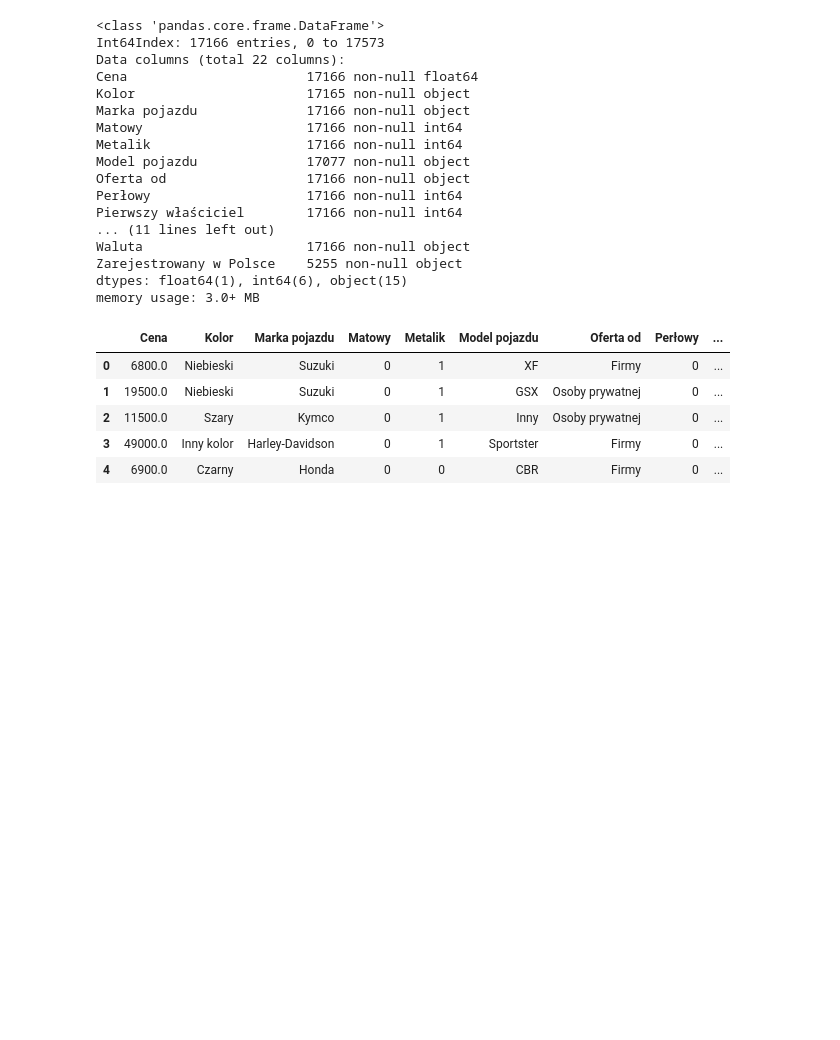
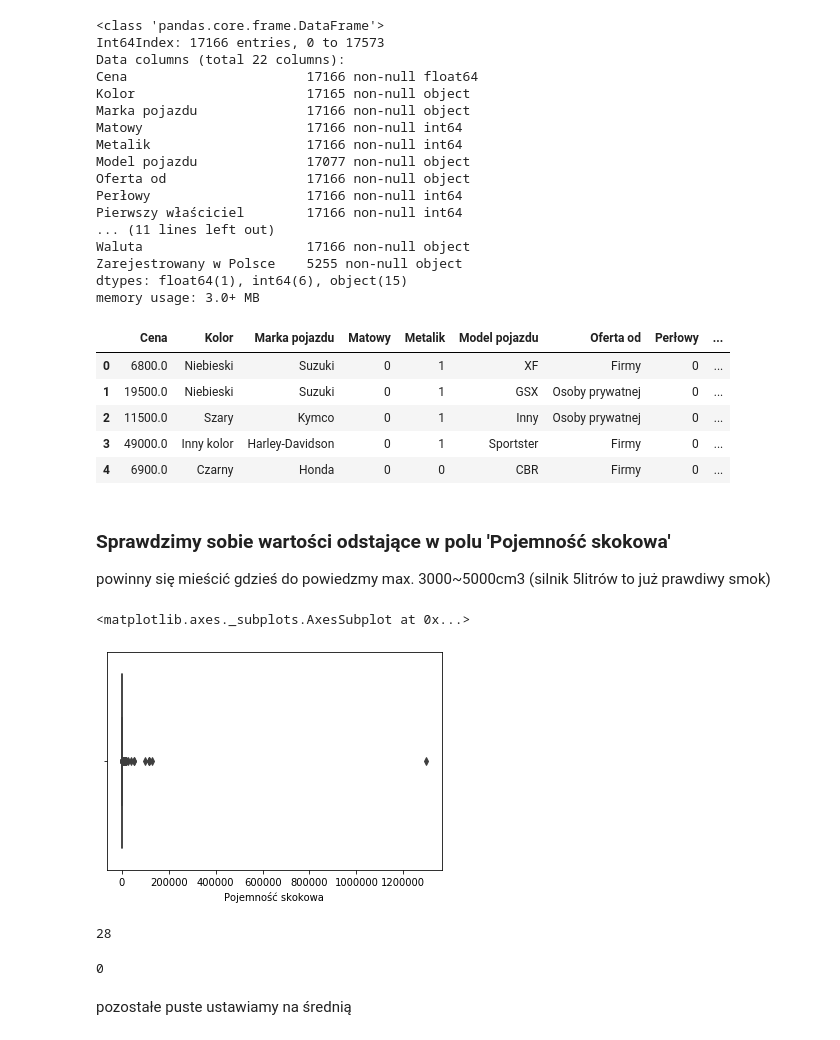
Before and after one commit to kordirko/motory, a Jupyter notebook: projekt_zaliczeniowy.ipynb, the cells around one changed output. Drawn from its saved outputs; the diff is of its cells as text; code cells hidden in the pictures; blank space fills up the shorter version.

Commit message:
Pole Pojemność cylindra

```diff
--- a/projekt_zaliczeniowy.ipynb
+++ b/projekt_zaliczeniowy.ipynb
@@ -324,3 +308,28 @@ dane.head()
 | 2 | 11500.0 | Szary | Kymco | 0 | 1 | Inny | Osoby prywatnej | 0 | ... |
 | 3 | 49000.0 | Inny kolor | Harley-Davidson | 0 | 1 | Sportster | Firmy | 0 | ... |
 | 4 | 6900.0 | Czarny | Honda | 0 | 0 | CBR | Firmy | 0 | ... |
+# %% [markdown]
+### Sprawdzimy sobie wartości odstające w polu 'Pojemność skokowa'
+powinny się mieścić gdzieś do powiedzmy max. 3000~5000cm3 (silnik 5litrów to już prawdiwy smok)
+# %%
+dane['Pojemność skokowa'] = dane['Pojemność skokowa'].astype(float)
+
+pojemnosc = dane['Pojemność skokowa']
+pojemnosc=pojemnosc.ffill().bfill()
+
+sns.boxplot(x=pojemnosc)
+# %% [output]
+<matplotlib.axes._subplots.AxesSubplot at 0x...>
+[figure, added]
+# %%
+dane[dane['Pojemność skokowa'] > 3000]['Pojemność skokowa'].count()
+# %% [output]
+28
+# %%
+# zerujemy 28 poz. o nienormalnej pojemności skokowej
+dane.loc[dane['Pojemność skokowa'] > 3000, 'Pojemność skokowa'] = np.nan
+dane[dane['Pojemność skokowa'] > 3000]['Pojemność skokowa'].count()
+# %% [output]
+0
+# %% [markdown]
+pozostałe puste ustawiamy na średnią
```
Also changed, not shown: parts of 10 cells of this notebook.
